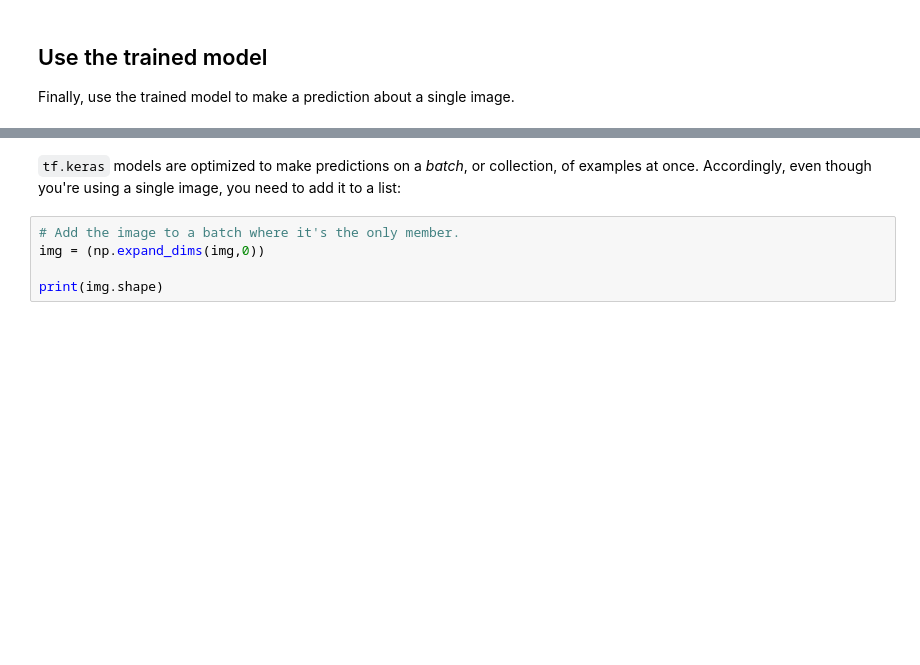
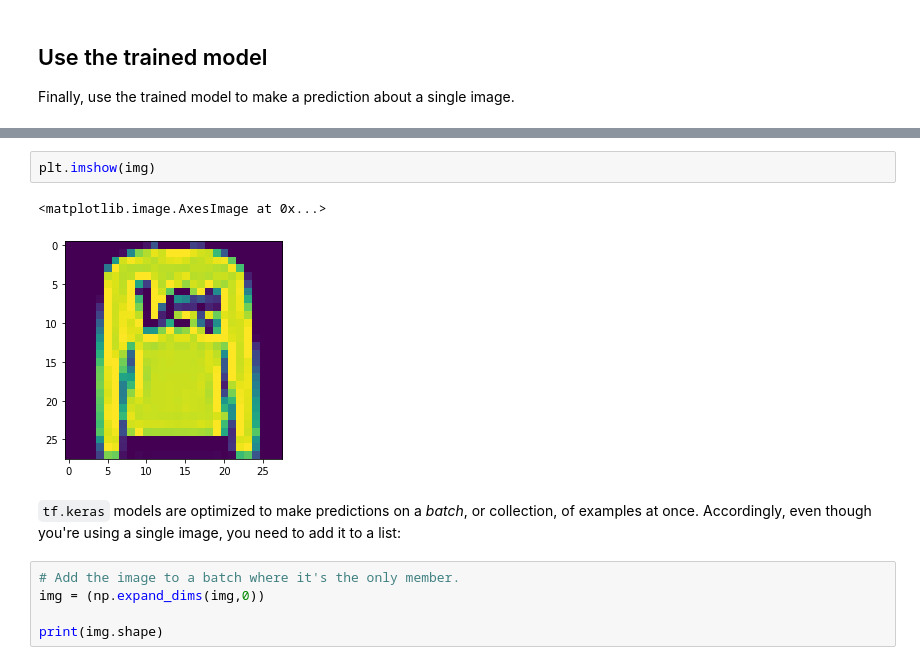
Before and after one commit to nyp-sit/it3103-tutors, a Jupyter notebook: week2/mnist_keras.ipynb, the cells around one changed output, grey strips where cells are left out. Drawn from its saved outputs; the diff is of its cells as text; blank space fills up the shorter version.

```diff
--- a/week2/mnist_keras.ipynb
+++ b/week2/mnist_keras.ipynb
@@ -365,3 +386,8 @@ print(img.shape)
+# %%
+plt.imshow(img)
+# %% [output]
+<matplotlib.image.AxesImage at 0x...>
+[figure, added]
 # %% [markdown]
 `tf.keras` models are optimized to make predictions on a *batch*, or collection, of examples at once. Accordingly, even though you're using a single image, you need to add it to a list:
 # %%
```
Also changed, not shown: parts of 44 cells of this notebook.
